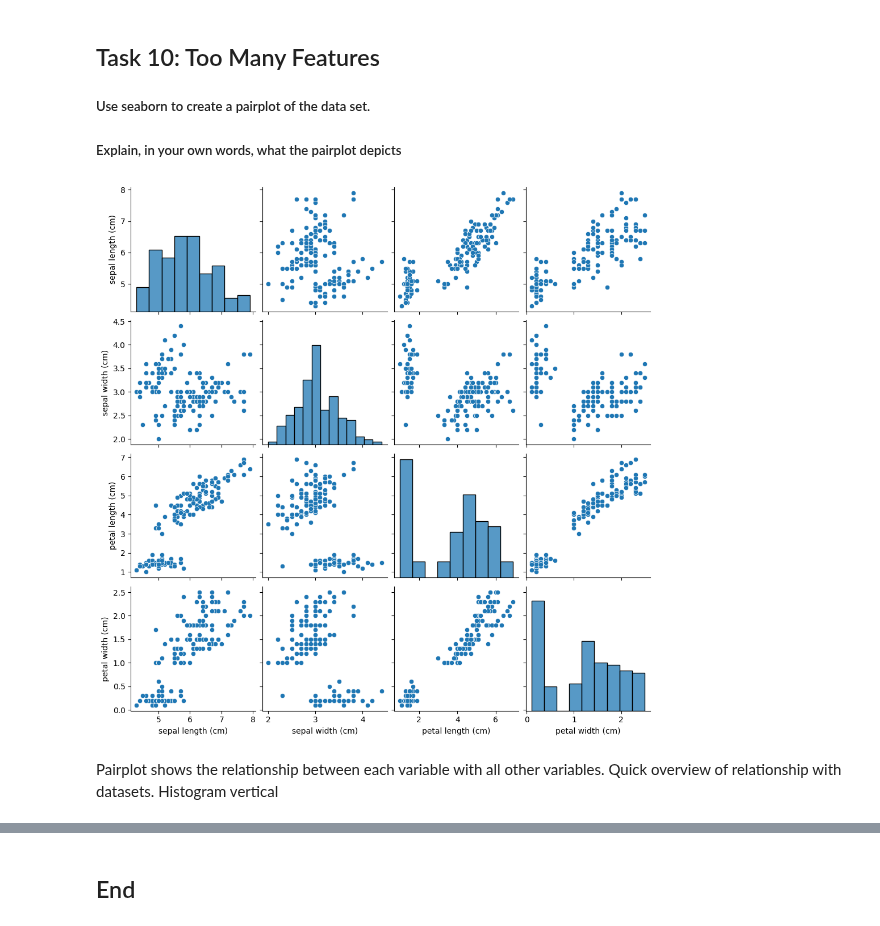
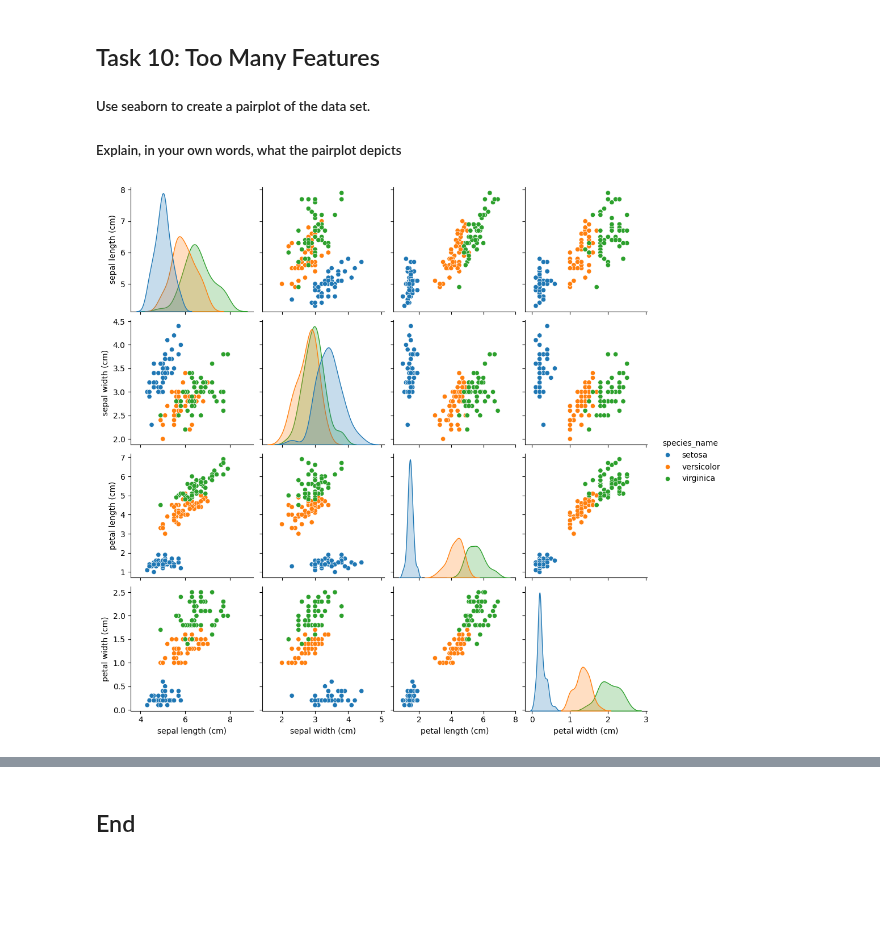
Before and after one commit to Mr-Scarf/principles_of_data_analytics, a Jupyter notebook: tasks.ipynb, the cells around one changed output, grey strips where cells are left out. Drawn from its saved outputs; the diff is of its cells as text; code cells hidden in the pictures; blank space fills up the shorter version.

```diff
--- a/tasks.ipynb
+++ b/tasks.ipynb
@@ -697,12 +704,17 @@ plt.show()
 ##### Explain, in your own words, what the pairplot depicts
 # %%
 #Create pairplot
+# We will need to amend the df_subset if we are to split the colours per flower species. In earlier itteration the graphs only showed with the features grouped which made it hard to distinguish patterns.
 
-sns.pairplot(df_subset)    # Reference - https://campus.datacamp.com/courses/exploratory-data-analysis-in-python/relationships-in-data?ex=5 , https://campus.datacamp.com/courses/understanding-data-visualization/the-color-and-the-shape?ex=8
+
+# Amended df_subset
+df_subset = df[['sepal length (cm)', 'sepal width (cm)', 'petal length (cm)', 'petal width (cm)', 'species_name']]
+
+sns.pairplot(df_subset, vars=features, hue='species_name')
 plt.show()
+
+# Reference - https://campus.datacamp.com/courses/exploratory-data-analysis-in-python/relationships-in-data?ex=5 ,
+# https://campus.datacamp.com/courses/understanding-data-visualization/the-color-and-the-shape?ex=8
+# https://seaborn.pydata.org/generated/seaborn.pairplot.html
 # %% [output]
-[figure, old version]
+[figure, new version]
-# %% [markdown]
-Pairplot shows the relationship between each variable with all other variables.
-Quick overview of relationship with datasets.
-Histogram vertical
```
Also changed, not shown: parts of 4 cells of this notebook.
